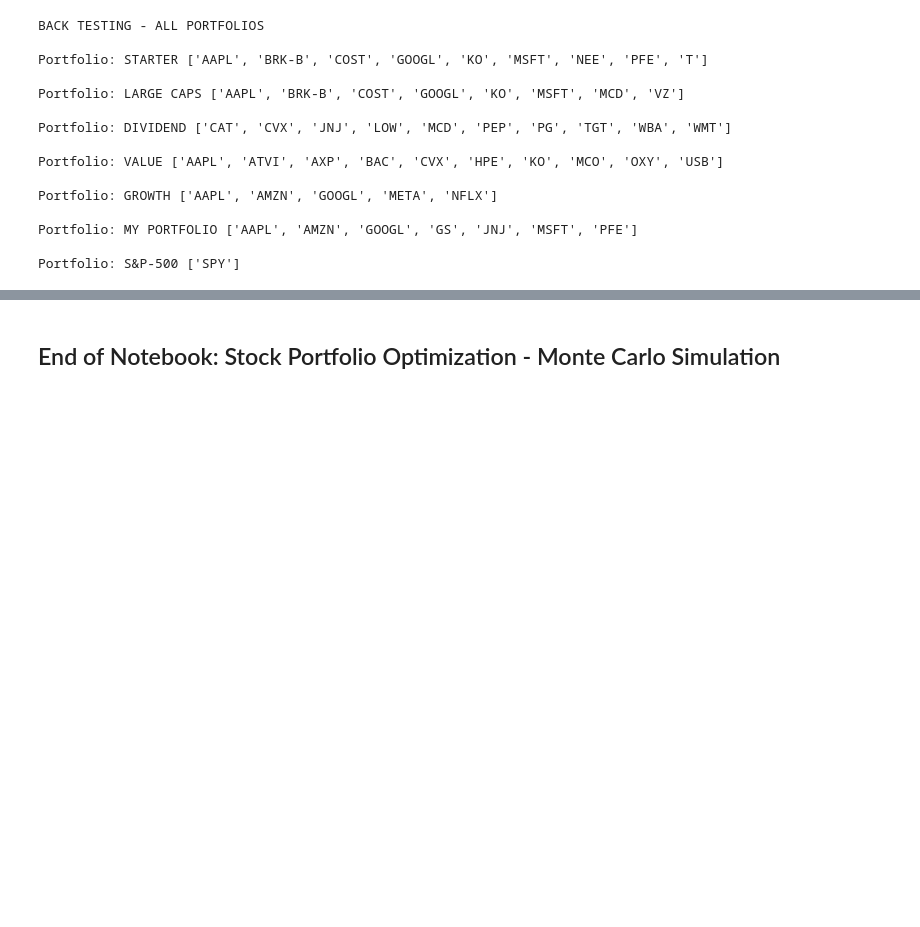
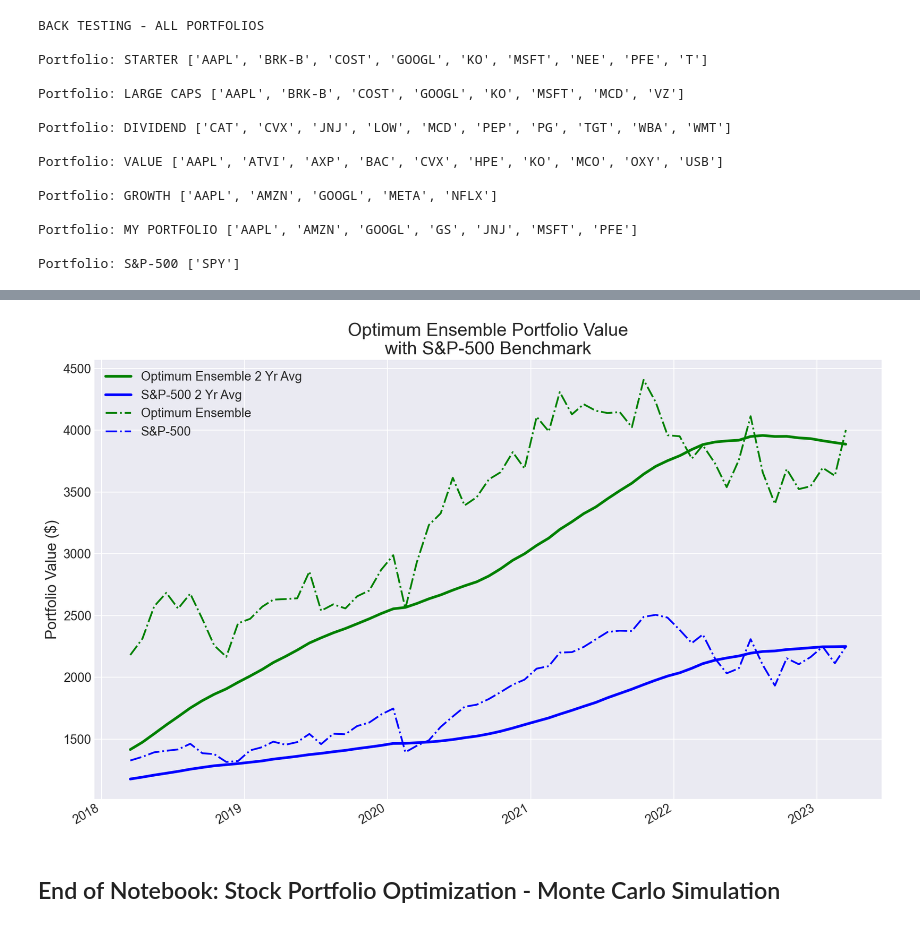
Before and after one commit to RayS1/Stock_Portfolio_Optimization, a Jupyter notebook: Stock_Portfolio_Optimization_Monte_Carlo_Simulation.ipynb, the cells around one changed output, grey strips where cells are left out. Saved outputs shown, nothing was run; the diff lists cells and outputs as text; code cells hidden in the pictures; blank space fills up the shorter version.

```diff
--- a/Stock_Portfolio_Optimization_Monte_Carlo_Simulation.ipynb
+++ b/Stock_Portfolio_Optimization_Monte_Carlo_Simulation.ipynb
@@ -973,0 +999,11 @@ plt.show()
+# %%
+def get_moving_average(df, window):
+    """
+    Finds moving average of the stock prices
+    Input:
+    - df - dataframe containing stock prices
+    - window - rolling window size
+    Output:
+    - Mean prices
+    """
+    return df.rolling(window).mean()
@@ -974,2 +1044,22 @@ plt.show()
+# %%
+# Join S&P-500 and OPTIMUM ENSEMBLE
+data = pd.DataFrame({'Date': dates,
+                     'Optimum Ensemble': optimum_ensemble,
+                     'S&P-500': snp500_data})
+
+data.set_index('Date', drop=True, inplace=True)
+
+# Compute two year moving average snd combine data
+ma_data = get_moving_average(data, 24).dropna()
+ma_data.columns = ['Optimum Ensemble 2 Yr Avg', 'S&P-500 2 Yr Avg']
+comb_data = pd.concat([ma_data, data], axis=1, join="inner")
+
+# Plot
+plot_data(comb_data,
+          'Optimum Ensemble Portfolio Value\nwith S&P-500 Benchmark',
+          '',
+          'Portfolio Value ($)')
+# %% [output]
+[figure, added]
 # %% [markdown]
 ## End of Notebook: Stock Portfolio Optimization - Monte Carlo Simulation
```
Also changed, not shown: parts of 16 cells of this notebook, 1 other file.
